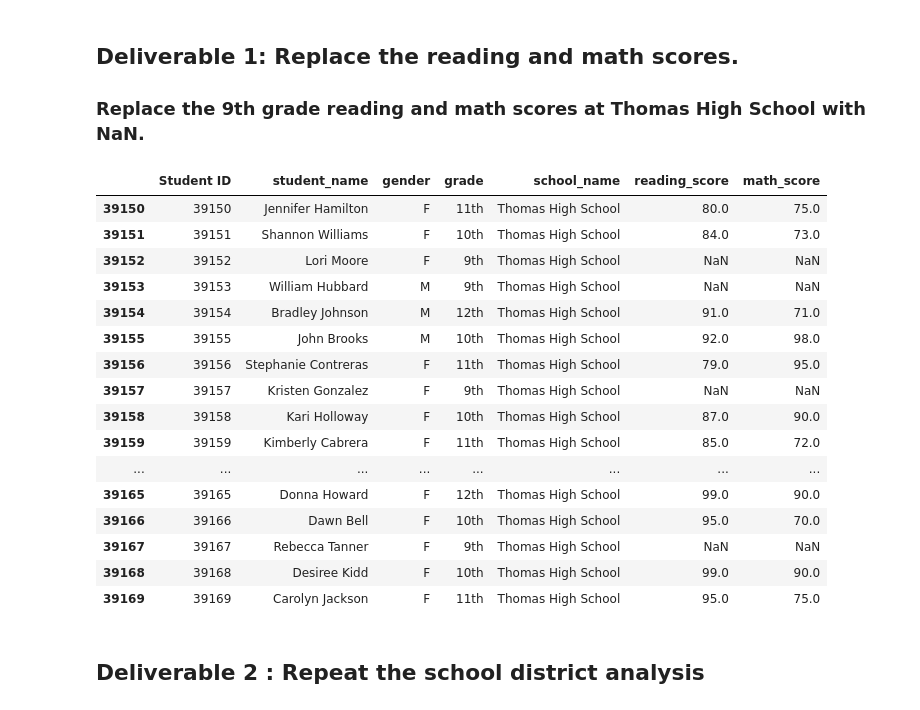
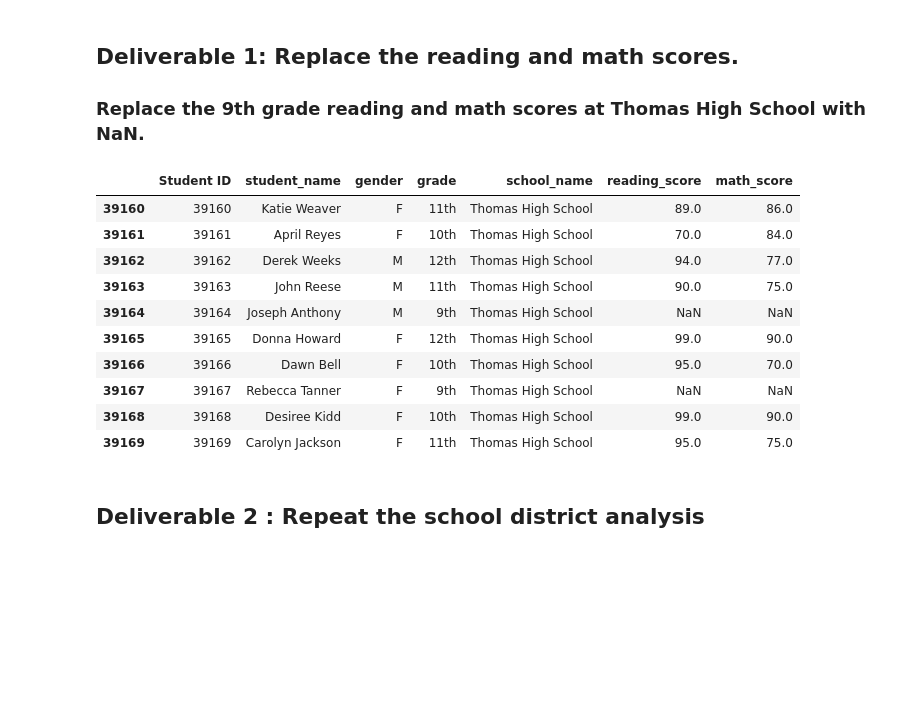
Before and after one commit to ethiry99/HW4_PyCitySchools, a Jupyter notebook: PyCitySchools.ipynb, the cells around one changed output. Cells and saved outputs as stored; diff of their text form; code cells hidden in the pictures; blank space fills up the shorter version.

```diff
--- a/PyCitySchools.ipynb
+++ b/PyCitySchools.ipynb
@@ -48,20 +48,14 @@ student_data_df.loc[(student_data_df["school_name"] == "Thomas High School") & (
 student_data_df.loc[(student_data_df["school_name"] == "Thomas High School") & (student_data_df["grade"] == "9th"),"math_score"]=np.nan
 # %%
 #  Step 4. Check the student data for NaN's.
-student_data_df.tail(20)
+student_data_df.tail(10)
 # %% [output]
 |  | Student ID | student_name | gender | grade | school_name | reading_score | math_score |
-| 39150 | 39150 | Jennifer Hamilton | F | 11th | Thomas High School | 80.0 | 75.0 |
-| 39151 | 39151 | Shannon Williams | F | 10th | Thomas High School | 84.0 | 73.0 |
-| 39152 | 39152 | Lori Moore | F | 9th | Thomas High School | NaN | NaN |
-| 39153 | 39153 | William Hubbard | M | 9th | Thomas High School | NaN | NaN |
-| 39154 | 39154 | Bradley Johnson | M | 12th | Thomas High School | 91.0 | 71.0 |
-| 39155 | 39155 | John Brooks | M | 10th | Thomas High School | 92.0 | 98.0 |
-| 39156 | 39156 | Stephanie Contreras | F | 11th | Thomas High School | 79.0 | 95.0 |
-| 39157 | 39157 | Kristen Gonzalez | F | 9th | Thomas High School | NaN | NaN |
-| 39158 | 39158 | Kari Holloway | F | 10th | Thomas High School | 87.0 | 90.0 |
-| 39159 | 39159 | Kimberly Cabrera | F | 11th | Thomas High School | 85.0 | 72.0 |
-| ... | ... | ... | ... | ... | ... | ... | ... |
+| 39160 | 39160 | Katie Weaver | F | 11th | Thomas High School | 89.0 | 86.0 |
+| 39161 | 39161 | April Reyes | F | 10th | Thomas High School | 70.0 | 84.0 |
+| 39162 | 39162 | Derek Weeks | M | 12th | Thomas High School | 94.0 | 77.0 |
+| 39163 | 39163 | John Reese | M | 11th | Thomas High School | 90.0 | 75.0 |
+| 39164 | 39164 | Joseph Anthony | M | 9th | Thomas High School | NaN | NaN |
 | 39165 | 39165 | Donna Howard | F | 12th | Thomas High School | 99.0 | 90.0 |
 | 39166 | 39166 | Dawn Bell | F | 10th | Thomas High School | 95.0 | 70.0 |
 | 39167 | 39167 | Rebecca Tanner | F | 9th | Thomas High School | NaN | NaN |
```
Also changed, not shown: parts of 2 cells of this notebook, 2 other files.
